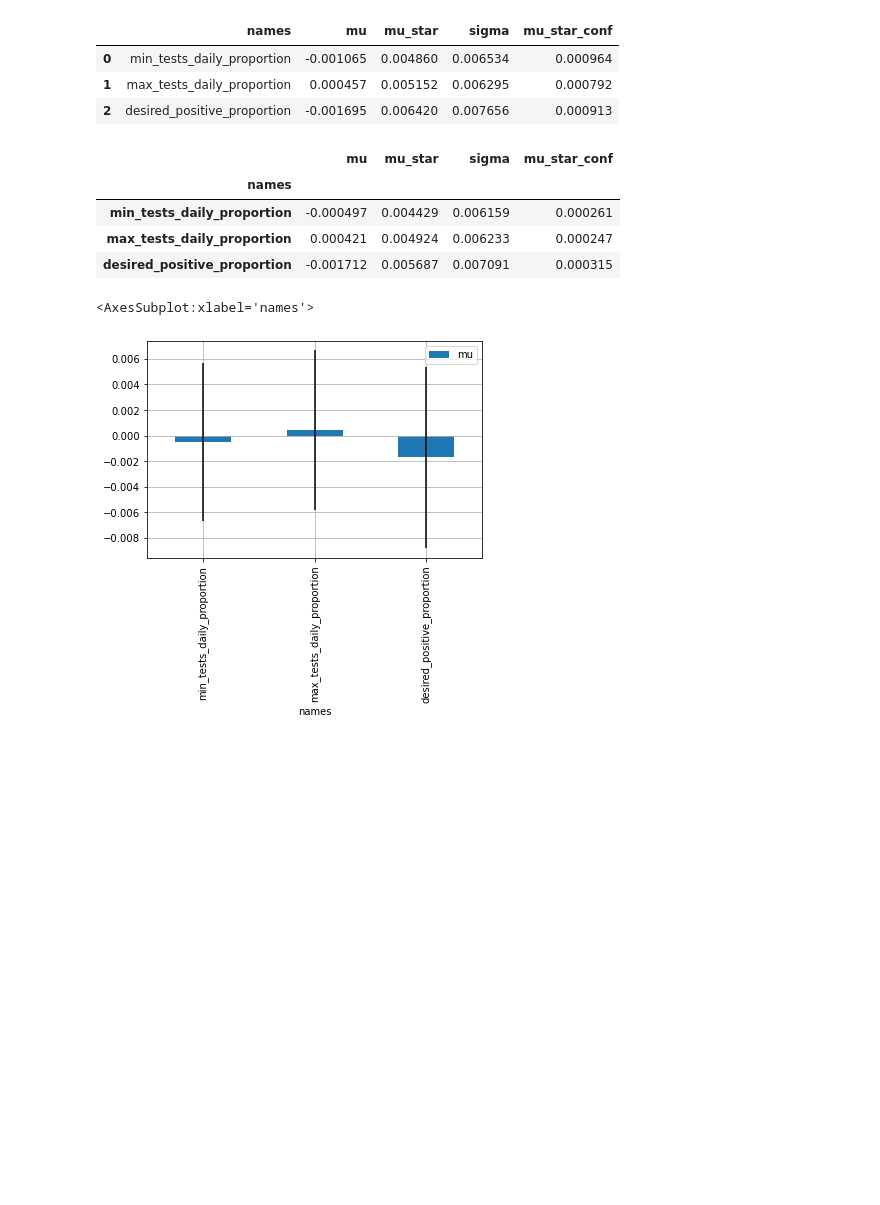
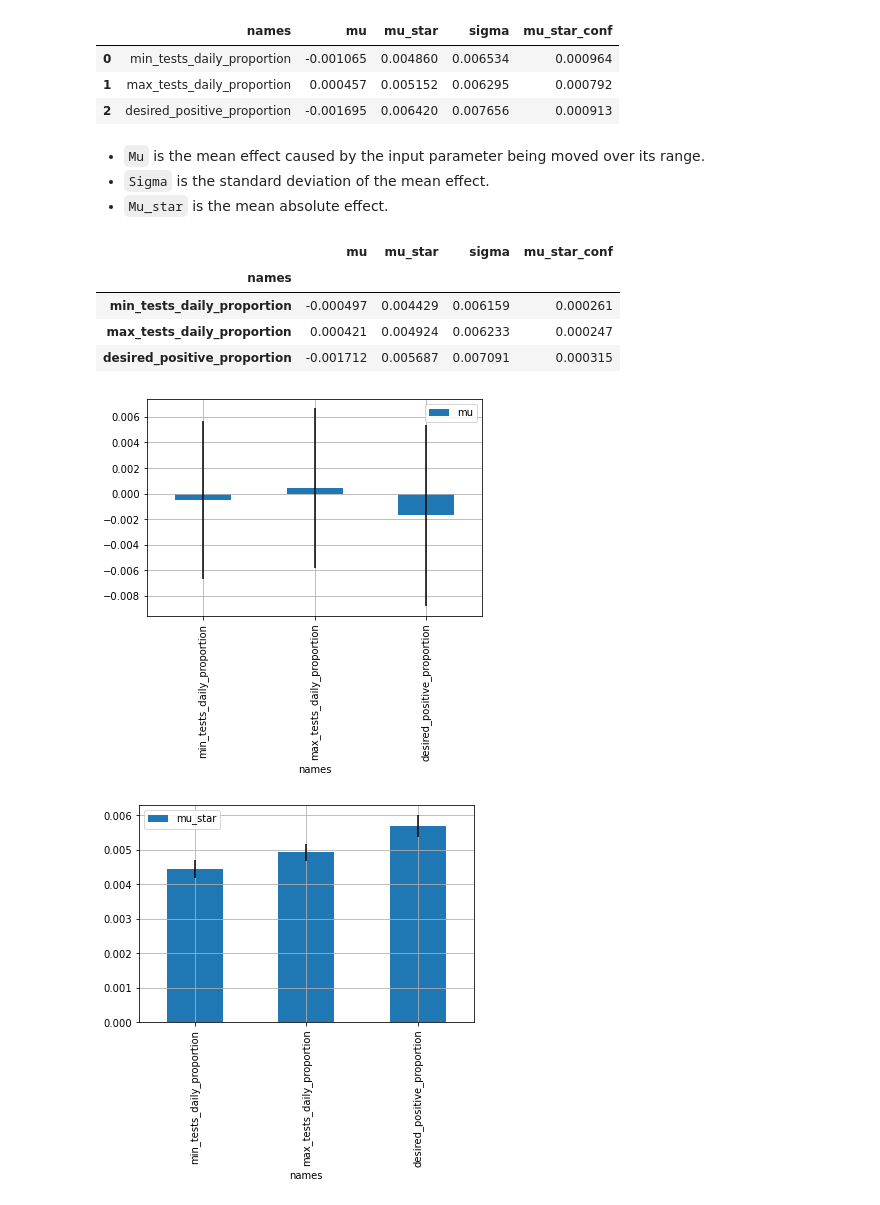
Before and after one commit to kaskadz/python_corona_simulation, a Jupyter notebook: SensitivityAnalysis.ipynb, the cells around one changed output. Cells and saved outputs as stored; diff of their text form; code cells hidden in the pictures; blank space fills up the shorter version.

```diff
--- a/SensitivityAnalysis.ipynb
+++ b/SensitivityAnalysis.ipynb
@@ -176,16 +176,22 @@ pd.DataFrame(ma.analyze(problem, params, res_dict['fata'], seed=1234))
 | 1 | max_tests_daily_proportion | 0.000457 | 0.005152 | 0.006295 | 0.000792 |
 | 2 | desired_positive_proportion | -0.001695 | 0.006420 | 0.007656 | 0.000913 |
 # %%
-adf = pd.DataFrame(ma.analyze(problem, params, res_dict['fata'], seed=1234)).set_index('names')
-adf
+def make_adf(feature):
+    adf = pd.DataFrame(ma.analyze(problem, params, res_dict['fata'], seed=1234)).set_index('names')
+    display(adf)
+    adf.plot(kind='bar', y='mu', yerr='sigma', grid=True)
+    adf.plot(kind='bar', y='mu_star', yerr='mu_star_conf', grid=True)
-# %% [output]
-|  | mu | mu_star | sigma | mu_star_conf |
-| names |  |  |  |  |
-| min_tests_daily_proportion | -0.000497 | 0.004429 | 0.006159 | 0.000261 |
-| max_tests_daily_proportion | 0.000421 | 0.004924 | 0.006233 | 0.000247 |
-| desired_positive_proportion | -0.001712 | 0.005687 | 0.007091 | 0.000315 |
-# %%
-adf.plot(kind='bar', y='mu', yerr='sigma', grid=True)
-# %% [output]
-<AxesSubplot:xlabel='names'>
-[figure, removed]
+# %% [markdown]
+- `Mu` is the mean effect caused by the input parameter being moved over its range.
+- `Sigma` is the standard deviation of the mean effect.
+- `Mu_star` is the mean absolute effect.
+# %%
+make_adf('fata')
+# %% [output]
+|  | mu | mu_star | sigma | mu_star_conf |
+| names |  |  |  |  |
+| min_tests_daily_proportion | -0.000497 | 0.004429 | 0.006159 | 0.000261 |
+| max_tests_daily_proportion | 0.000421 | 0.004924 | 0.006233 | 0.000247 |
+| desired_positive_proportion | -0.001712 | 0.005687 | 0.007091 | 0.000315 |
+[figure, added]
+[figure, added]
```
Also changed, not shown: parts of 6 cells of this notebook.
